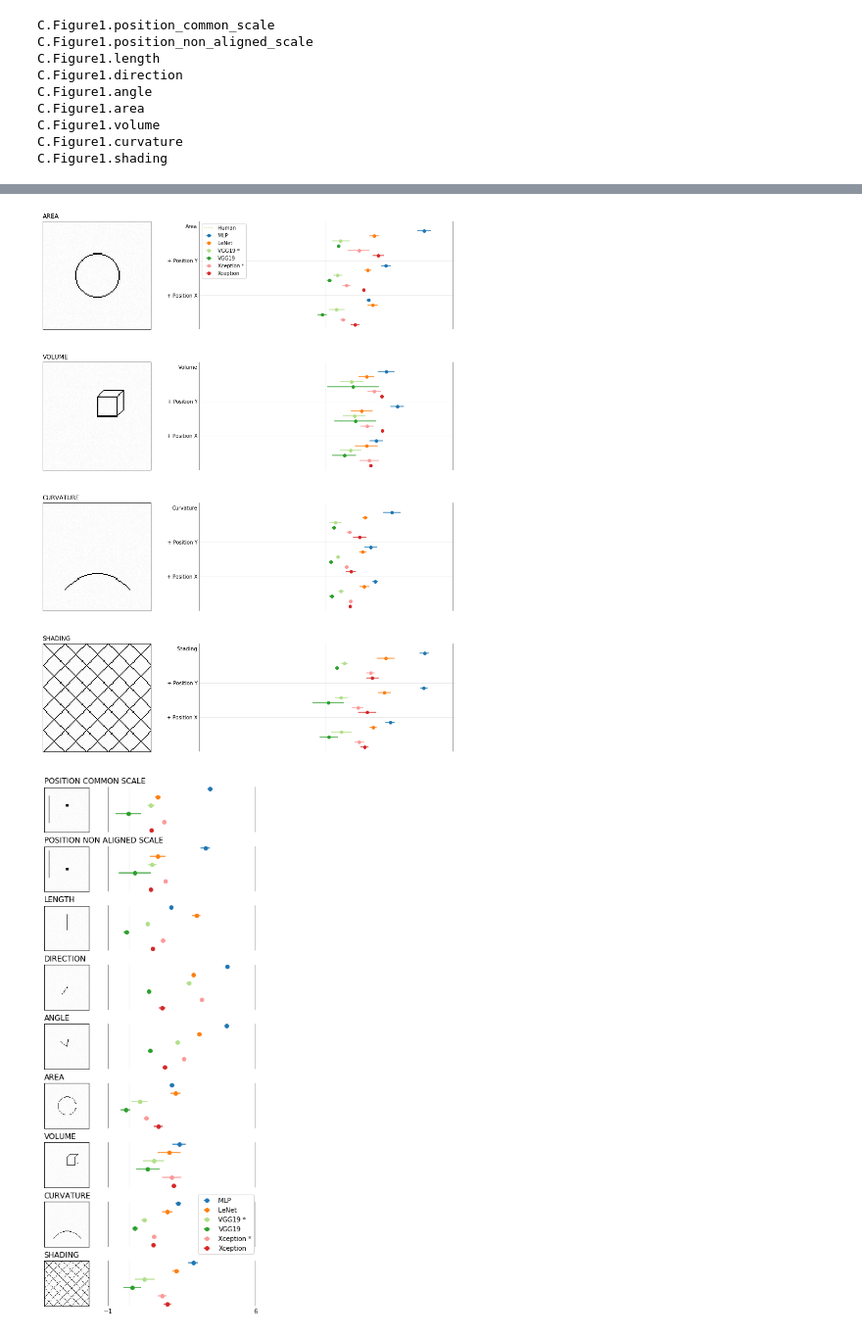
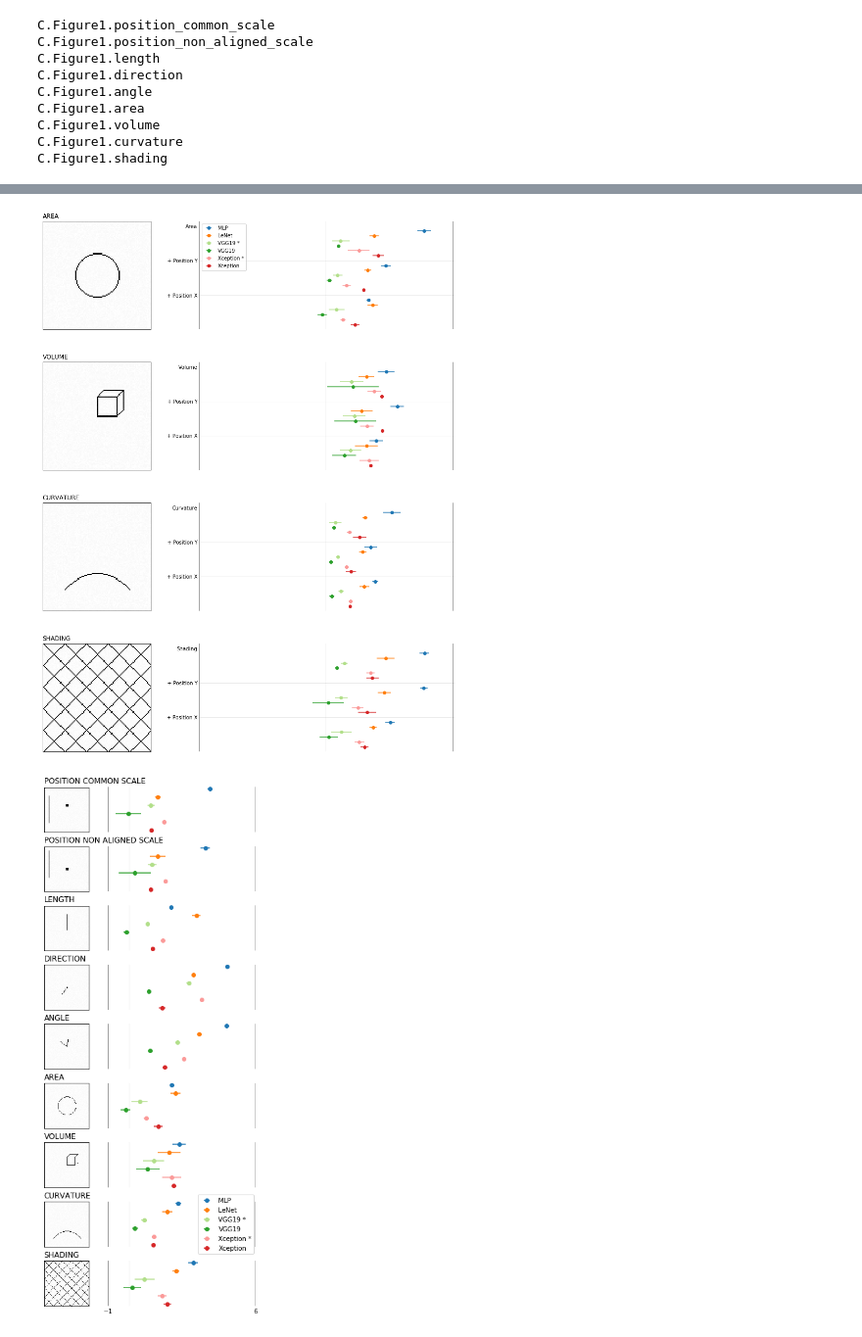
Before and after one commit to Rhoana/perception, a Jupyter notebook: IPY/Figure1_Analysis_Better_GFX.ipynb, the cells around one changed output, grey strips where cells are left out. Shown: that part at 98% size. Saved outputs shown, nothing was run; the diff lists cells and outputs as text; code cells hidden in the pictures.

```diff
--- a/IPY/Figure1_Analysis_Better_GFX.ipynb
+++ b/IPY/Figure1_Analysis_Better_GFX.ipynb
@@ -371,7 +371,7 @@ for z,experiment in enumerate(experiments[0:5]):
 
         if i==3:
 
-            plt.vlines(1000,0,len_c*len_labels-1, colors='C8', linestyles='dotted', label='Human', alpha=.7)
+            plt.vlines(1000,0,len_c*len_labels-1, colors='C8', linestyles='dotted', alpha=.7)
 
 
         ax = plt.gca()
@@ -599,7 +599,7 @@ for z,experiment in enumerate(experiments[5:]):
 
         if i==3:
 
-            plt.vlines(1000,0,len_c*len_labels-1, colors='C8', linestyles='dotted', label='Human', alpha=.7)
+            plt.vlines(1000,0,len_c*len_labels-1, colors='C8', linestyles='dotted', alpha=.7)
 
 
         ax = plt.gca()
@@ -668,34 +668,34 @@ for z,experiment in enumerate(experiments[5:]):
 
         c_color = 'C'+str(i-1)
         if i == 3:
             # vgg19 imagenet
             c = c+' *'
             c_color = '#b2df8a'
         elif i == 4:
             # vgg from scratch
 #             c = c+'vg s'
             c_color = 'C2'
         elif i == 5:
             # xcpetion imagenet
             c = 'Xception *'
             c_color = '#fb9a99'
         elif i == 6:
             # xception from scratch
 #             c = c+'x sc'
             c = 'Xception'
             c_color = 'C3'
 #         print i
         errorbars = plt.errorbar(means, y_pos, xerr=confidence, fmt='o', color=c_color, label=c)
 
 #         if i == 6:
 #             errorbars = plt.errorbar([100], y_pos[-1]+1, xerr=[0], fmt='o')
 
 #         print '-'*80
     if z==0:
         plt.legend()
 plt.savefig('../PAPER/gfx/figure1_slim_right.pdf', bbox_inches='tight', pad_inches=0)
 # %% [output]
-[figure, old version]
+[figure, new version]
 # %%
 import numpy as np
 import scipy as sp
```
Also changed, not shown: parts of 1 cell of this notebook, 1 other file.
